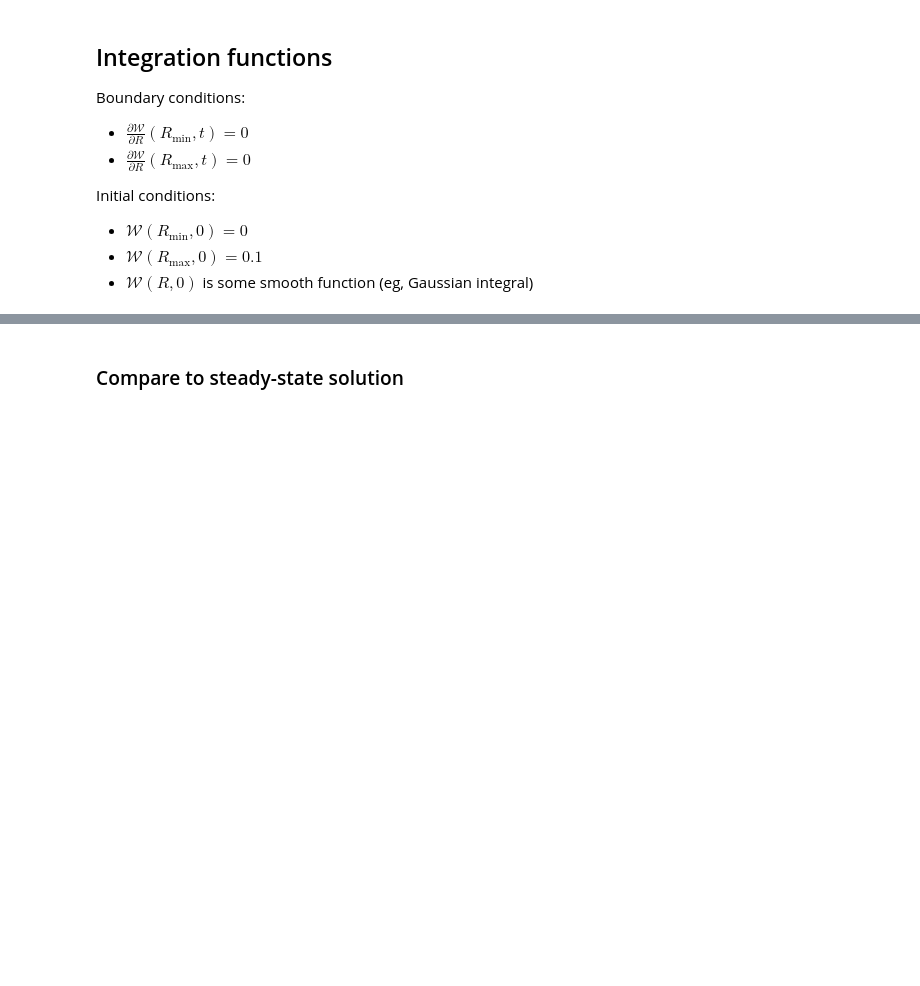
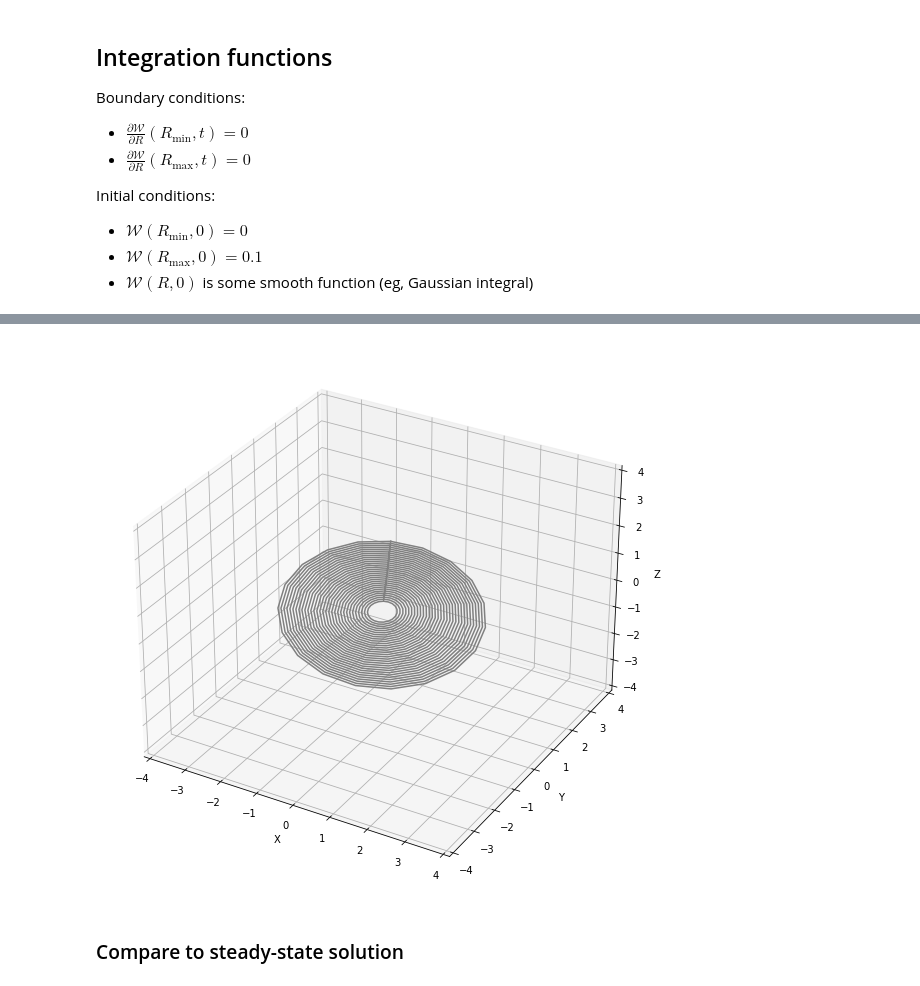
Before and after one commit to Jupiter1994/warped-disks, a Jupyter notebook: reduced-eqs-planets.ipynb, the cells around one changed output, grey strips where cells are left out. Saved outputs shown, nothing was run; the diff lists cells and outputs as text; code cells hidden in the pictures; blank space fills up the shorter version.

```diff
--- a/reduced-eqs-planets.ipynb
+++ b/reduced-eqs-planets.ipynb
@@ -410,3 +428,47 @@ plt.show()
+# %%
+def plot_disk(Ws, Rs_warp):
+    '''
+    Given values of the tilt variable W over the domain Rs_warp,
+    plot the disk shape in 3D space.
+
+    '''
+
+    fig = plt.figure(figsize=(10,10))
+    ax = fig.add_subplot(111, projection='3d')
+    ax.set_xlabel('X')
+    ax.set_ylabel('Y')
+    ax.set_zlabel('Z')
+    ax.set_xlim(-4,4)
+    ax.set_ylim(-4,4)
+    ax.set_zlim(-4,4)
+
+    lxs = Ws.real
+    lys = Ws.imag
+
+    thetas = np.linspace(0, 2*np.pi, num=20)
+    thetas = np.reshape(thetas, (1, 20))
+
+    # plot each ring separately
+    for i in range(len(Rs_warp)):
+        R = Rs_warp[i]
+        lx = lxs[i]
+        ly = lys[i]
+
+        #
+        a_vec = np.array((-ly, lx, 0)) / np.sqrt(lx**2 + ly**2) # normalize
+        a_vec = np.reshape(a_vec, (3, 1))
+
+        b_vec = np.array((-lx, -ly, lx**2 + ly**2)) / np.sqrt(2*lx**2 + 2*ly**2)
+        b_vec = np.reshape(b_vec, (3, 1))
+
+        coords = R * (a_vec*np.cos(thetas) + b_vec*np.sin(thetas))
+        ax.plot(coords[0], coords[1], coords[2], color="gray")
+
+    plt.show()
+# %%
+plot_disk(Ws, Rs_warp)
+# %% [output]
+[figure, added]
 # %% [markdown]
 ### Compare to steady-state solution
 # %%
```
Also changed, not shown: parts of 8 cells of this notebook.
